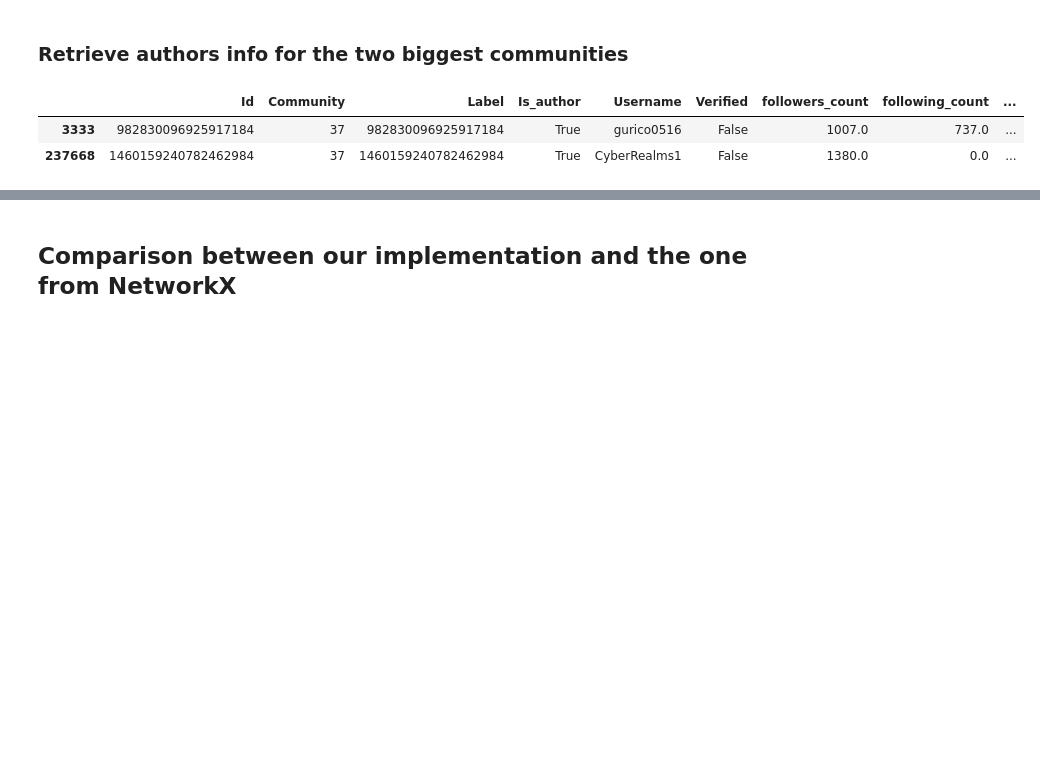
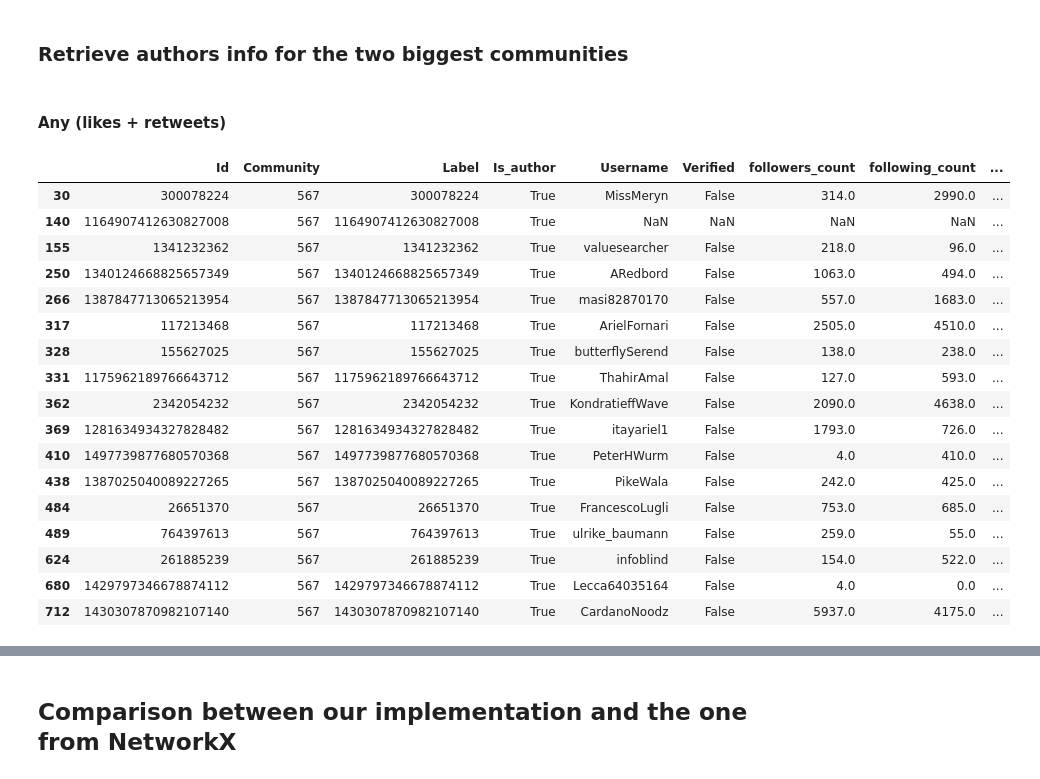
Before and after one commit to ChristopheBroillet/twitter-ukraine-conflict, a Jupyter notebook: 3-analysis.ipynb, the cells around one changed output, grey strips where cells are left out. Cells and saved outputs as stored; diff of their text form; code cells hidden in the pictures; blank space fills up the shorter version.

```diff
--- a/3-analysis.ipynb
+++ b/3-analysis.ipynb
@@ -237,4 +218,7 @@ Number of nodes in the intersection between like and retweet: 58928
 # %%
 # Number of nodes for each community
-df_result_any.groupby('Community')["Id"].count().sort_values(ascending=False)
+for name, result in df_results.items():
+    print(name)
+    print(result.groupby('Community')["Id"].count().sort_values(ascending=False))
+    print('\n')
 # %% [output]
@@ -313,13 +306,11 @@ plt.savefig("analysis/degree_distribution.pdf", bbox_inches='tight')
 # %% [markdown]
 ### Take only the authors from the results
 # %%
-df_result_like_only_authors = df_result_like[df_result_like['Is_author'] == True]
-df_result_retweet_only_authors = df_result_retweet[df_result_retweet['Is_author'] == True]
-df_result_any_only_authors = df_result_any[df_result_any['Is_author'] == True]
+df_results_only_authors = {}
+n_unique_only_authors = {}
 
-n_unique_like_only_authors = len(df_result_like_only_authors['Id'].unique())
-n_unique_retweet_only_authors = len(df_result_retweet_only_authors['Id'].unique())
-
-print(f"Number of unique authors in like only authors: {n_unique_like_only_authors}")
-print(f"Number of unique authors in retweet only authors: {n_unique_retweet_only_authors}")
+for name, result in df_results.items():
+    df_results_only_authors[name] = result[result['Is_author'] == True]
+    n_unique_only_authors[name] = len(df_results_only_authors[name]['Id'].unique())
+    print(f"Number of unique authors in {name} only authors: {n_unique_only_authors[name]}")
 # %% [output]
@@ -328,4 +320,24 @@ Number of unique authors in retweet only authors: 100
 # %%
+Path.mkdir(Path("analysis/authors"), exist_ok=True)
+authors_info = {}
+
 # create a list of all the authors and call the Twitter API
-authors = list(df_result_any_only_authors["Id"].unique())
-res = client.get_users(ids=authors, user_fields=["public_metrics", "verified"])
+for name, result in df_results_only_authors.items():
+    temp_result = result
+    authors = list(result["Id"].unique())
+    temp_df = pd.DataFrame()
+    # split df by 100
+    for i in range(0, len(authors), 100):
+        print(f"{name}: Iteration {i}-{i+100} / {len(authors)}")
+        df_100 = authors[i:i+100]
+        res = client.get_users(ids=df_100, user_fields=["public_metrics", "verified"])
+        for user_detail in res.data:
+            temp_result.loc[temp_result['Id'] == user_detail['id'], 'Username'] = user_detail['username']
+            temp_result.loc[temp_result['Id'] == user_detail['id'], 'Verified'] = user_detail['verified']
+            temp_result.loc[temp_result['Id'] == user_detail['id'], 'followers_count'] = user_detail['public_metrics']['followers_count']
+            temp_result.loc[temp_result['Id'] == user_detail['id'], 'following_count'] = user_detail['public_metrics']['following_count']
+            temp_result.loc[temp_result['Id'] == user_detail['id'], 'tweet_count'] = user_detail['public_metrics']['tweet_count']
+    temp_df = pd.concat(
+        [temp_df, temp_result], ignore_index=True)
+    temp_df.to_csv(f"analysis/authors/authors_{name}.csv")
+    authors_info[name] = temp_df
@@ -394,8 +419,25 @@ Name: Username, dtype: object
 # %% [markdown]
 ### Retrieve authors info for the two biggest communities
+# %% [markdown]
+#### Any (likes + retweets)
 # %%
-df_result_any_only_authors[df_result_any_only_authors['Community'] == 37]
+authors_info['any'][authors_info['any']['Community'] == biggest_communities['any'][0]]
 # %% [output]
 |  | Id | Community | Label | Is_author | Username | Verified | followers_count | following_count | ... |
-| 3333 | 982830096925917184 | 37 | 982830096925917184 | True | gurico0516 | False | 1007.0 | 737.0 | ... |
-| 237668 | 1460159240782462984 | 37 | 1460159240782462984 | True | CyberRealms1 | False | 1380.0 | 0.0 | ... |
+| 30 | 300078224 | 567 | 300078224 | True | MissMeryn | False | 314.0 | 2990.0 | ... |
+| 140 | 1164907412630827008 | 567 | 1164907412630827008 | True | NaN | NaN | NaN | NaN | ... |
+| 155 | 1341232362 | 567 | 1341232362 | True | valuesearcher | False | 218.0 | 96.0 | ... |
+| 250 | 1340124668825657349 | 567 | 1340124668825657349 | True | ARedbord | False | 1063.0 | 494.0 | ... |
+| 266 | 1387847713065213954 | 567 | 1387847713065213954 | True | masi82870170 | False | 557.0 | 1683.0 | ... |
+| 317 | 117213468 | 567 | 117213468 | True | ArielFornari | False | 2505.0 | 4510.0 | ... |
+| 328 | 155627025 | 567 | 155627025 | True | butterflySerend | False | 138.0 | 238.0 | ... |
+| 331 | 1175962189766643712 | 567 | 1175962189766643712 | True | ThahirAmal | False | 127.0 | 593.0 | ... |
+| 362 | 2342054232 | 567 | 2342054232 | True | KondratieffWave | False | 2090.0 | 4638.0 | ... |
+| 369 | 1281634934327828482 | 567 | 1281634934327828482 | True | itayariel1 | False | 1793.0 | 726.0 | ... |
+| 410 | 1497739877680570368 | 567 | 1497739877680570368 | True | PeterHWurm | False | 4.0 | 410.0 | ... |
+| 438 | 1387025040089227265 | 567 | 1387025040089227265 | True | PikeWala | False | 242.0 | 425.0 | ... |
+| 484 | 26651370 | 567 | 26651370 | True | FrancescoLugli | False | 753.0 | 685.0 | ... |
+| 489 | 764397613 | 567 | 764397613 | True | ulrike_baumann | False | 259.0 | 55.0 | ... |
+| 624 | 261885239 | 567 | 261885239 | True | infoblind | False | 154.0 | 522.0 | ... |
+| 680 | 1429797346678874112 | 567 | 1429797346678874112 | True | Lecca64035164 | False | 4.0 | 0.0 | ... |
+| 712 | 1430307870982107140 | 567 | 1430307870982107140 | True | CardanoNoodz | False | 5937.0 | 4175.0 | ... |
```
Also changed, not shown: parts of 25 cells of this notebook, 13 other files.
